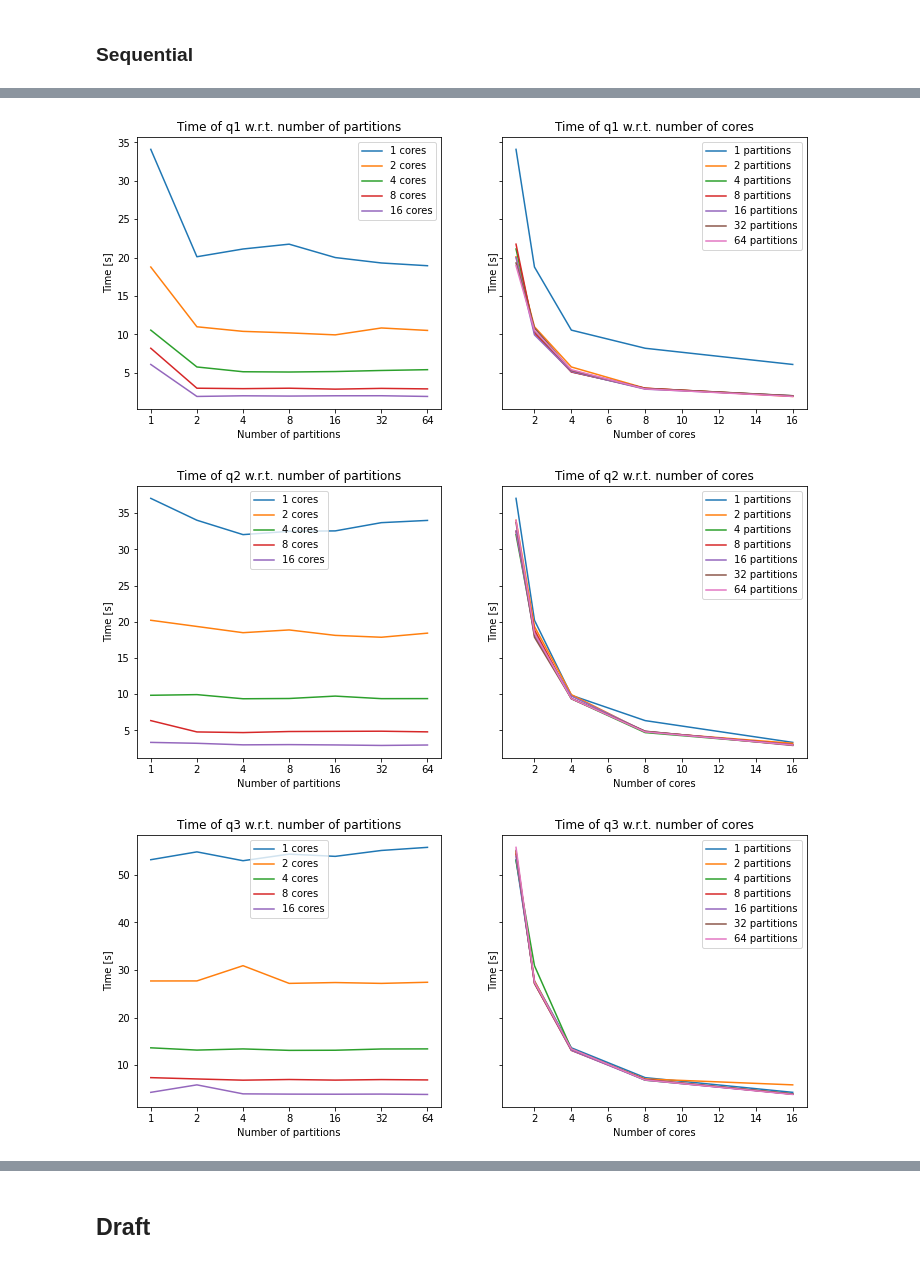
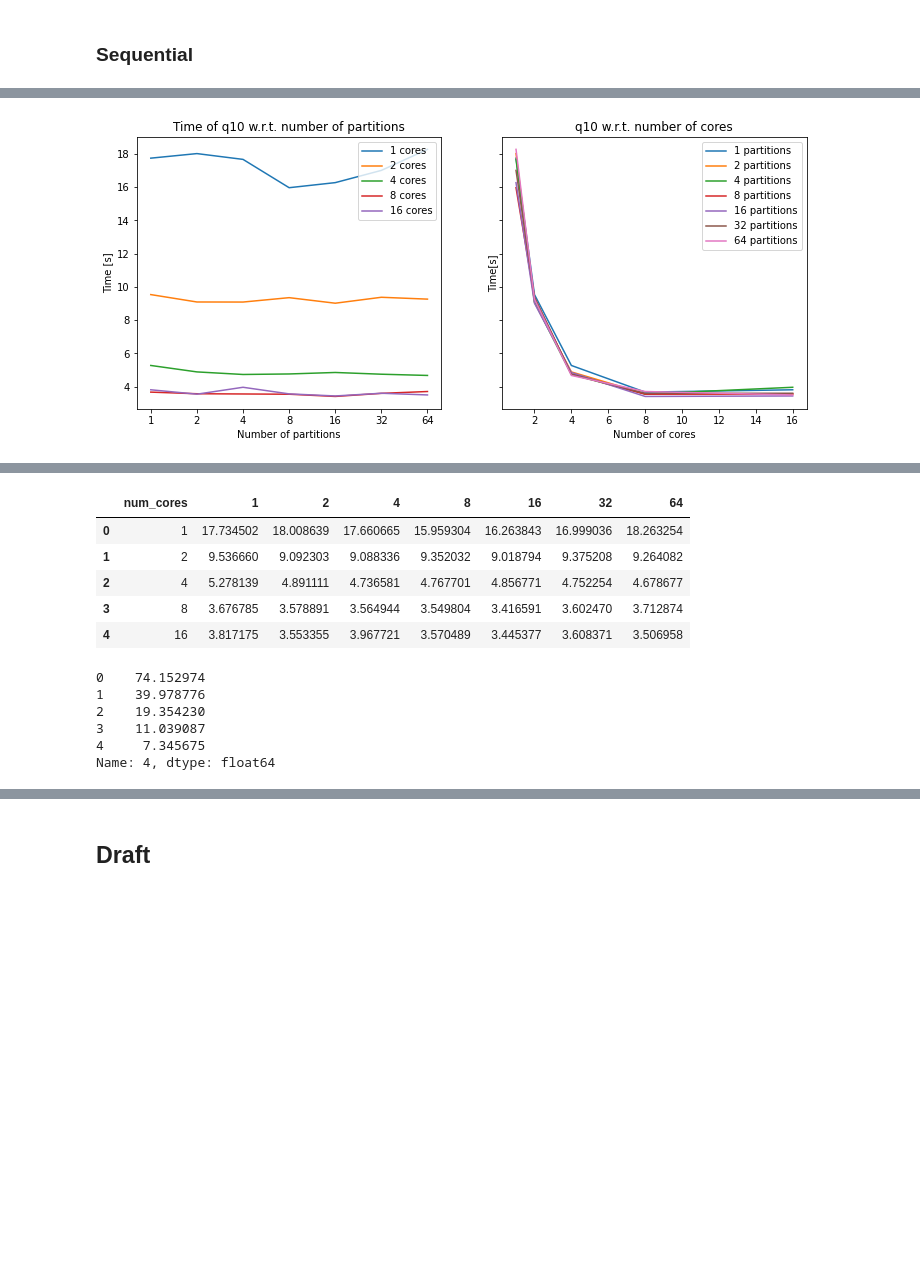
Before and after one commit to jonreymond/query-scheduler-decision-tree, a Jupyter notebook: src/main/python/runtime_analysis.ipynb, the cells around one changed output, grey strips where cells are left out. Cells and saved outputs as stored; diff of their text form; code cells hidden in the pictures; blank space fills up the shorter version.

Commit message:
fix results

```diff
--- a/src/main/python/runtime_analysis.ipynb
+++ b/src/main/python/runtime_analysis.ipynb
@@ -61,3 +69,30 @@ def plot_result(name, date, df, partitions, save=False):
 joins_names = ["q1", "q2", "q3", "q4", "q5", "q6", "q7", "q8"]
 other_names =  ["q9", "q10", "q11"]
 all_names = joins_names + other_names
+# %%
+date = ""
+par_names = ["q1", "q2", "q4", "q9", "q10"]
+all_par_names = []
+for i in range(len(par_names)):
+    for j in range(i, len(par_names)):
+        par_n = par_names[i] + "_" + par_names[j]
+        par_filename = par_n + date + ".csv"
+        df_par, _ = load(par_filename)
+        df_par = df_par.drop(columns=['1'])
+
+        par_filename = par_names[i] + ".csv"
+        df_1, _ = load(par_filename)
+        df_1 = df_1.drop(columns=['1'])
+
+        par_filename = par_names[j] + ".csv"
+        df_2, partitions = load(par_filename)
+        df_2 = df_2.drop(columns=['1'])
+
+        df = (df_1 + df_2)/df_par
+
+        df['num_cores'] = [1,2,4,8,16]
+
+        df = df.drop([0])
+        df = df.drop(columns=['2'])
+        partitions = partitions[2::]
+        plot_result("speed-up:"+ par_names[i] + "," + par_names[j], date, df, partitions,False, True)
@@ -64,11 +113,11 @@ all_names = joins_names + other_names
 # %%
-names = pd.Series(all_names)
+names = pd.Series("q10")
 date = ""
 filenames = names + date + ".csv"
 for i in range(len(filenames)):
     df, partitions = load(filenames[i])
-    plot_result(names[i], date, df, partitions,True)
+    # df = df.drop(columns=['1'])
+    # partitions = partitions[1::]
+    plot_result(names[i], date, df, partitions,True, True)
 # %% [output]
-[figure, old version]
+[figure, new version]
-[figure, removed]
-[figure, removed]
@@ -83,3 +124,21 @@ for i in range(len(filenames)):
+# %%
+df
+# %% [output]
+|  | num_cores | 1 | 2 | 4 | 8 | 16 | 32 | 64 |
+| 0 | 1 | 17.734502 | 18.008639 | 17.660665 | 15.959304 | 16.263843 | 16.999036 | 18.263254 |
+| 1 | 2 | 9.536660 | 9.092303 | 9.088336 | 9.352032 | 9.018794 | 9.375208 | 9.264082 |
+| 2 | 4 | 5.278139 | 4.891111 | 4.736581 | 4.767701 | 4.856771 | 4.752254 | 4.678677 |
+| 3 | 8 | 3.676785 | 3.578891 | 3.564944 | 3.549804 | 3.416591 | 3.602470 | 3.712874 |
+| 4 | 16 | 3.817175 | 3.553355 | 3.967721 | 3.570489 | 3.445377 | 3.608371 | 3.506958 |
+# %%
+df['4']
+# %% [output]
+0    74.152974
+1    39.978776
+2    19.354230
+3    11.039087
+4     7.345675
+Name: 4, dtype: float64
 # %%
 # def plot_all(name, df, partitions, ax=None):
 #     if ax == None :
```
Also changed, not shown: parts of 14 cells of this notebook, 5 other files.
